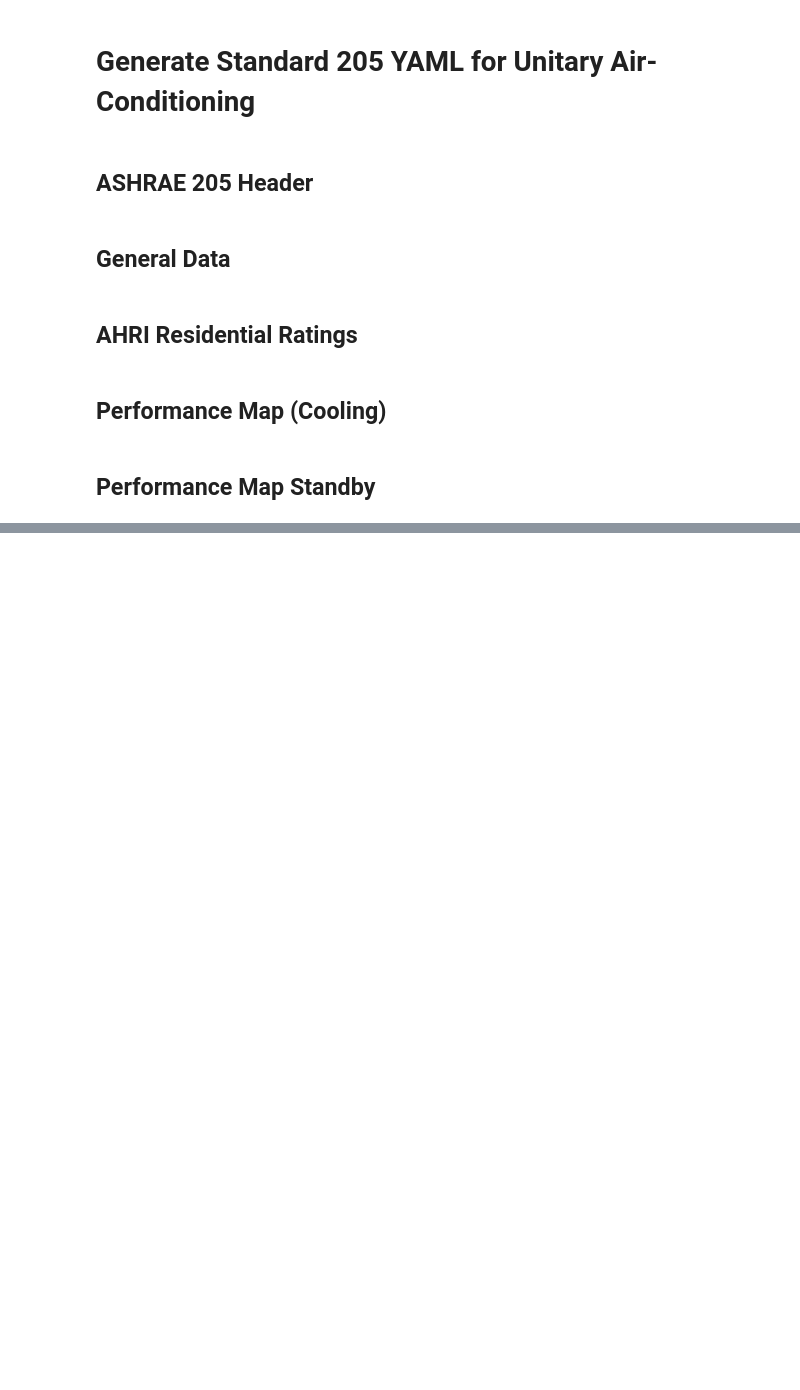
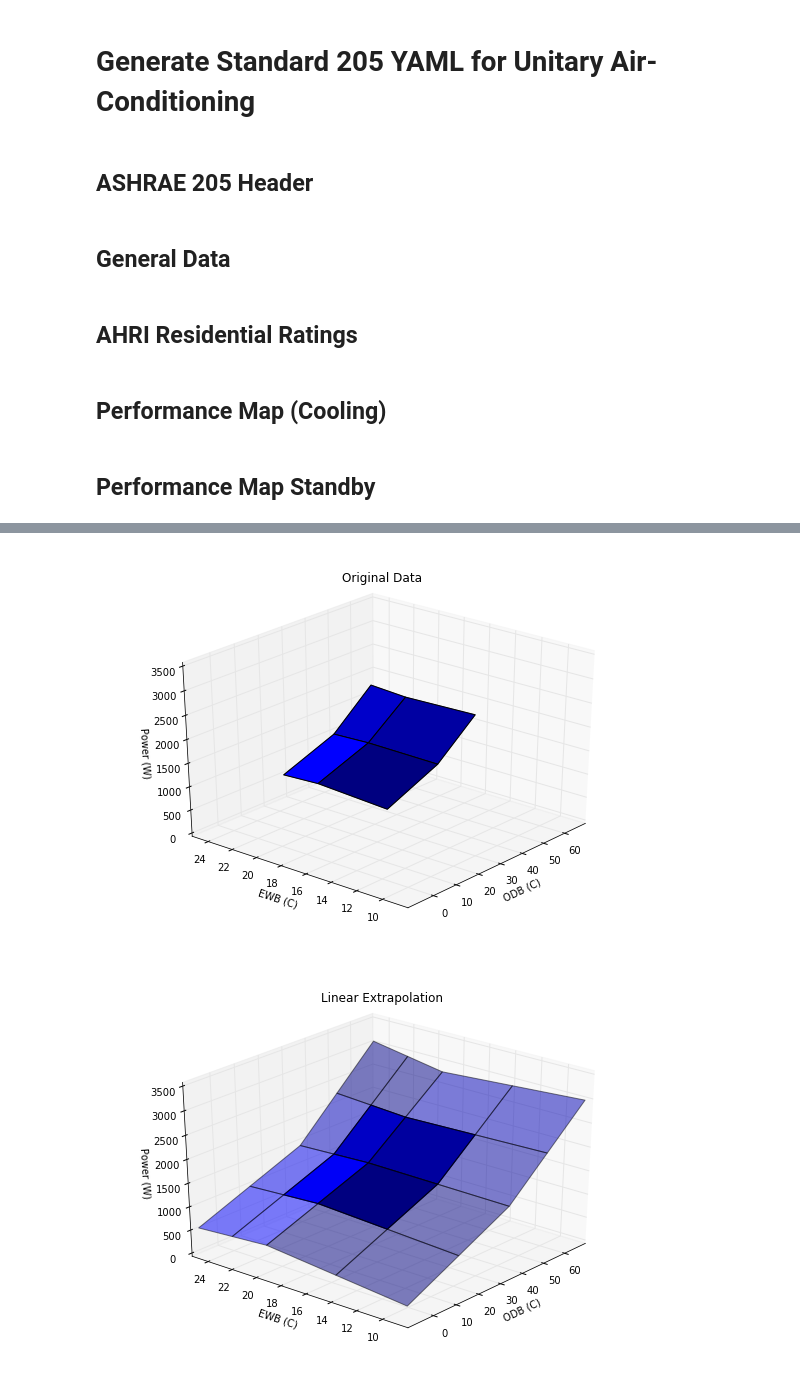
Before and after one commit to ASHRAE/SPC-205-Support-Material, a Jupyter notebook: unitary.ipynb, the cells around one changed output, grey strips where cells are left out. Cells and saved outputs as stored; diff of their text form; code cells hidden in the pictures; blank space fills up the shorter version.

```diff
--- a/unitary.ipynb
+++ b/unitary.ipynb
@@ -140,0 +175,77 @@ with open('unitary.yaml', 'w') as outfile:
+# %%
+def plot_map(xs,ys,zs,title):
+    fig = plt.figure()
+    ax = fig.add_subplot(111, projection='3d')
+    ax.plot_surface(xs,ys,zs,rstride=1,cstride=1, alpha = 0.5)
+    ax.plot_surface(xorig,yorig,f(odbs,ewbs),rstride=1,cstride=1)
+    ax.set_xlabel('ODB (C)')
+    ax.set_ylabel('EWB (C)')
+    ax.set_zlabel('Power (W)')
+    ax.set_zlim(0,3500)
+    ax.set_xlim(xmin,xmax)
+    ax.set_ylim(ymin,ymax)
+
+    ax.set_title(title)
+
+    ax.view_init(30, 220)
+    ax.dist = 11
+    plt.draw()
+# %%
+odb = df["outdoorCoilEnteringDryBulbTemperature"]
+ewb = df["indoorCoilEnteringWetBulbTemperature"]
+pwr = df["grossCoolingPower"]
+
+odbs = sorted(odb.unique())
+ewbs = sorted(ewb.unique())
+
+xmin = odbs[0] - (odbs[1] - odbs[0])
+xmax = odbs[-1] + (odbs[-1] - odbs[-2])
+xnew = [xmin] + odbs + [xmax]
+
+ymin = ewbs[0] - (ewbs[1] - ewbs[0])
+ymax = ewbs[-1] + (ewbs[-1] - ewbs[-2])
+ynew = [ymin] + ewbs + [ymax]
+
+xarr = [[x]*len(ynew) for x in xnew]
+yarr = [ynew]*len(xnew)
+
+xorig = np.array([np.array(odb[0:3]),np.array(odb[3:6]),np.array(odb[6:9])])
+yorig = np.array([np.array(ewb[0:3]),np.array(ewb[3:6]),np.array(ewb[6:9])])
+z = np.array([np.array(pwr[0:3]),np.array(pwr[3:6]),np.array(pwr[6:9])])
+
+f = interpolate.RectBivariateSpline(odbs,ewbs,z,kx=1,ky=1,bbox=[xmin,xmax,ymin,ymax])
+
+
+plot_map(xorig,yorig,f(odbs,ewbs),"Original Data")
+
+f = interpolate.RectBivariateSpline(odbs,ewbs,z,kx=1,ky=1,bbox=[xmin,xmax,ymin,ymax])
+plot_map(xarr,yarr,f(xnew,ynew),"Linear Extrapolation")
+
+f = interpolate.RectBivariateSpline(odbs,ewbs,z,kx=2,ky=2,bbox=[xmin,xmax,ymin,ymax])
+plot_map(xarr,yarr,f(xnew,ynew),"Quadratic Extrapolation (bad)")
+
+f = interpolate.RectBivariateSpline(odbs,ewbs,z,kx=1,ky=1,bbox=[None,None,None,None])
+plot_map(xarr,yarr,f(xnew,ynew),"Hold Constant")
+
+f = interpolate.RectBivariateSpline(odbs,ewbs,z,kx=1,ky=1,bbox=[None,xmax,None,None])
+plot_map(xarr,yarr,f(xnew,ynew),"Mixed")
+
+xnew.append(xnew[-2]+0.01)
+xnew = sorted(xnew)
+xarr = [[x]*len(ynew) for x in xnew]
+yarr = [ynew]*len(xnew)
+
+f = interpolate.RectBivariateSpline(odbs,ewbs,z,kx=1,ky=1,bbox=[None,xmax,None,None])
+zs = f(xnew,ynew)
+zs[-1] = [0]*len(ynew)
+zs[-2] = [0]*len(ynew)
+plot_map(xarr,yarr,zs,"Off")
+
+f = interpolate.RectBivariateSpline(odbs,ewbs,z,kx=1,ky=1,bbox=[None,xmax,ymin,ymax])
+zs = f(xnew,ynew)
+zs[-1] = [0]*len(ynew)
+zs[-2] = [0]*len(ynew)
+plot_map(xarr,yarr,zs,"All")
+# %% [output]
+[figure, added]
+[figure, added]
```
Also changed, not shown: parts of 6 cells of this notebook, 1 other file.
